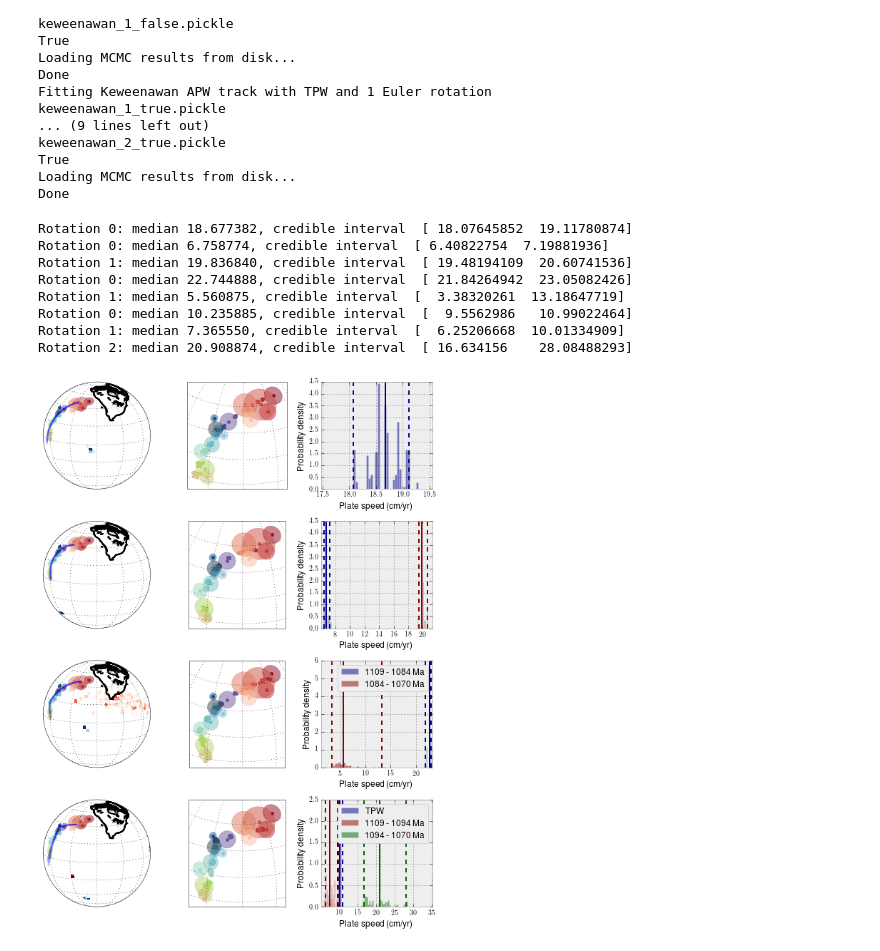
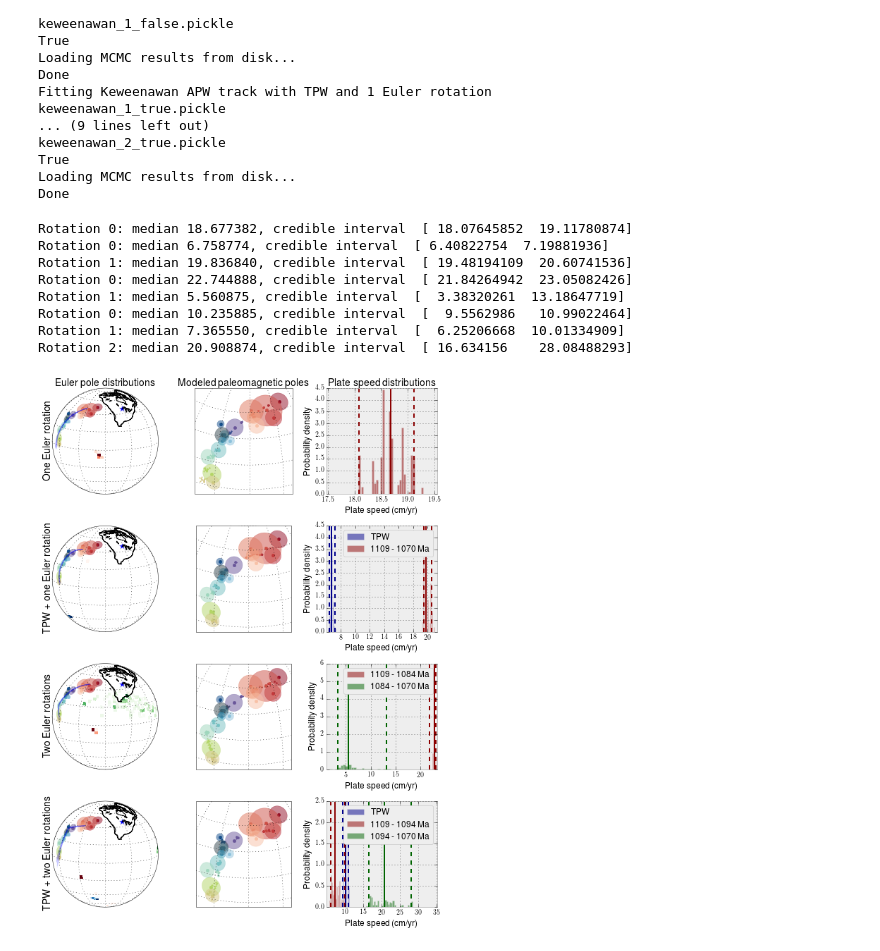
Before and after one commit to Swanson-Hysell-Group/bayesian_plate_reconstruction, a Jupyter notebook: figures/keweenawan/plot.ipynb, the cells around one changed output. Saved outputs shown, nothing was run; the diff lists cells and outputs as text; code cells hidden in the pictures.

Commit message:
Adjustments to plots.

```diff
--- a/figures/keweenawan/plot.ipynb
+++ b/figures/keweenawan/plot.ipynb
@@ -5,19 +5,19 @@ import matplotlib.pyplot as plt
 import cartopy.crs as ccrs
 %matplotlib inline
 # %%
-path1, poles1, pole_names1, pole_colors1 = apw_path.create_model(0, True)
+path1, poles, pole_names, pole_colors = apw_path.create_model(0, True)
 apw_path.load_or_sample_model(path1)
 
-path2, poles2, pole_names2, pole_colors2 = apw_path.create_model(1, False)
+path2, _, _, _ = apw_path.create_model(1, False)
 apw_path.load_or_sample_model(path2)
 
-path3, poles3, pole_names3, pole_colors3 = apw_path.create_model(1, True)
+path3, _, _, _ = apw_path.create_model(1, True)
 apw_path.load_or_sample_model(path3)
 
-path4, poles4, pole_names4, pole_colors4 = apw_path.create_model(2, False)
+path4, _, _, _ = apw_path.create_model(2, False)
 apw_path.load_or_sample_model(path4)
 
-path5, poles5, pole_names5, pole_colors5 = apw_path.create_model(2, True)
+path5, _, _, _ = apw_path.create_model(2, True)
 apw_path.load_or_sample_model(path5)
 # %% [output]
 Fitting Keweenawan APW track with TPW and 0 Euler rotations
@@ -40,28 +40,56 @@ Done
 # %%
 fig = plt.figure(figsize=(8,11))
 
-def plot_row(path, index):
+
+index = 1
+def plot_row(path, title):
+    global index
     lat = 10
     lon = 240 - apw_path.lon_shift
     ax1 = fig.add_subplot(4,3,index, projection = ccrs.Orthographic(lon,lat))
     ax2 = fig.add_subplot(4,3,index+1, projection = ccrs.Orthographic(200-apw_path.lon_shift,30.))
     ax3 = fig.add_subplot(4,3,index+2)
-    plotting.plot_synthetic_paths(path, poles1, pole_colors1, ax1)
-    plotting.plot_synthetic_poles(path, poles1, pole_colors1, ax2)
-    plotting.plot_plate_speeds(path, poles1, ax3)
+    plotting.plot_synthetic_paths(path, poles, pole_colors, ax1)
+    plotting.plot_synthetic_poles(path, poles, pole_colors, ax2)
+    plotting.plot_plate_speeds(path, poles, ax3)
+    if index == 1:
+        ax1.text(0.5, 1., 'Euler pole distributions',
+            horizontalalignment='center',
+            verticalalignment='bottom',
+            size = 14,
+            transform=ax1.transAxes)
+        ax2.text(0.5, 1., 'Modeled paleomagnetic poles',
+            horizontalalignment='center',
+            verticalalignment='bottom',
+            size = 14,
+            transform=ax2.transAxes)
+        ax3.text(0.5, 1., 'Plate speed distributions',
+            horizontalalignment='center',
+            verticalalignment='bottom',
+            size = 14,
+            transform=ax3.transAxes)
+    ax1.text(0., 0.5, title,
+        horizontalalignment='right',
+        verticalalignment='center',
+        rotation='vertical',
+        size=14,
+        transform=ax1.transAxes)
+    index += 3
 
-plot_row(path2, 1)
-plot_row(path3, 4)
-plot_row(path4, 7)
-plot_row(path5, 10)
+plot_row(path2, 'One Euler rotation')
+plot_row(path3, 'TPW + one Euler rotation')
+plot_row(path4, 'Two Euler rotations')
+plot_row(path5, 'TPW + two Euler rotations')
 fig.tight_layout()
+plt.savefig('many_inversions.pdf')
+fig
 # %% [output]
 Rotation 0: median 18.677382, credible interval  [ 18.07645852  19.11780874]
 Rotation 0: median 6.758774, credible interval  [ 6.40822754  7.19881936]
 Rotation 1: median 19.836840, credible interval  [ 19.48194109  20.60741536]
 Rotation 0: median 22.744888, credible interval  [ 21.84264942  23.05082426]
 Rotation 1: median 5.560875, credible interval  [  3.38320261  13.18647719]
 Rotation 0: median 10.235885, credible interval  [  9.5562986   10.99022464]
 Rotation 1: median 7.365550, credible interval  [  6.25206668  10.01334909]
 Rotation 2: median 20.908874, credible interval  [ 16.634156    28.08488293]
-[figure, old version]
+[figure, new version]
```
Also changed, not shown: parts of 1 cell of this notebook, 1 other file.
